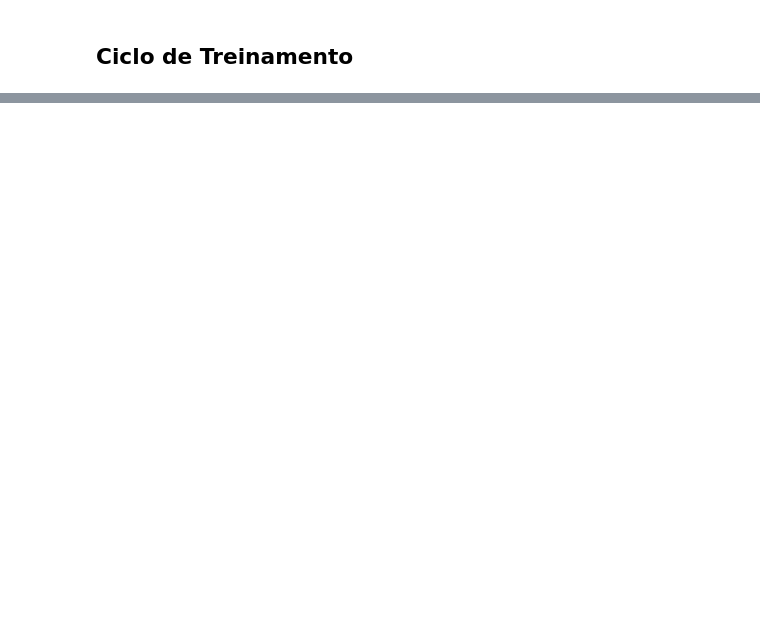
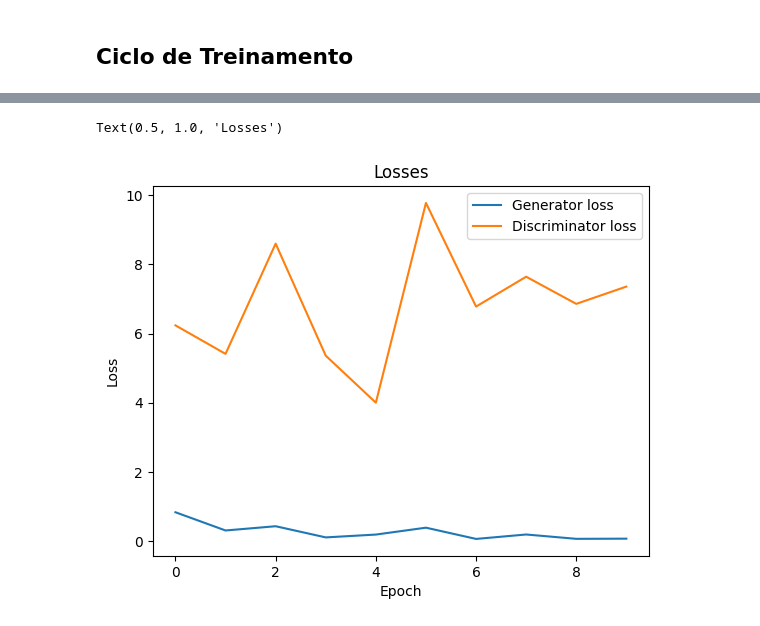
Before and after one commit to HGottschall/ZeroToGans, a Jupyter notebook: 07_TrainingGANs.ipynb, the cells around one changed output, grey strips where cells are left out. Saved outputs shown, nothing was run; the diff lists cells and outputs as text; code cells hidden in the pictures; blank space fills up the shorter version.

```diff
--- a/07_TrainingGANs.ipynb
+++ b/07_TrainingGANs.ipynb
@@ -209,7 +209,7 @@ def train_discriminator(real_images, opt_d):
     # Passa as imagens reais para o discriminador
     real_preds = discriminator(real_images)
     real_targets = torch.ones(real_images.size(0), 1, device=device)
-    real_loss = F.binary_cross_entropy()(real_preds, real_targets)
+    real_loss = F.binary_cross_entropy(real_preds, real_targets)
     real_score = torch.mean(real_preds).item()
 
     # Gera imagens falsas
@@ -331,3 +331,5 @@ def fit(epochs, lr, start_idx=1):
 # %%
 LR = 0.0002
 EPOCHS = 10
+# %%
+history = fit(EPOCHS, LR)
@@ -333,0 +368,10 @@ EPOCHS = 10
+# %%
+plt.plot(history[1], label="Generator loss")
+plt.plot(history[0], label="Discriminator loss")
+plt.xlabel("Epoch")
+plt.ylabel("Loss")
+plt.legend()
+plt.title('Losses')
+# %% [output]
+Text(0.5, 1.0, 'Losses')
+[figure, added]
```
Also changed, not shown: parts of 6 cells of this notebook.
